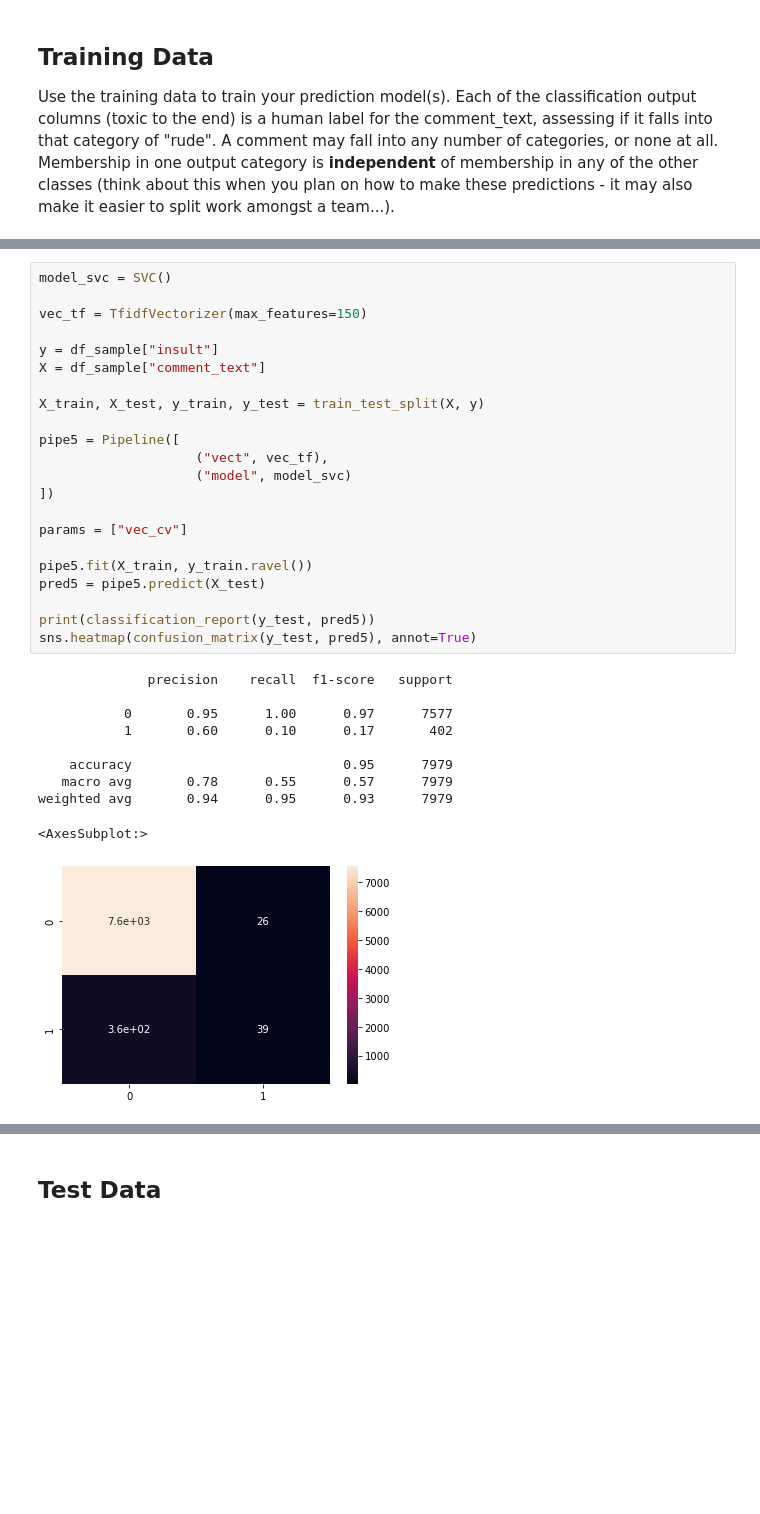
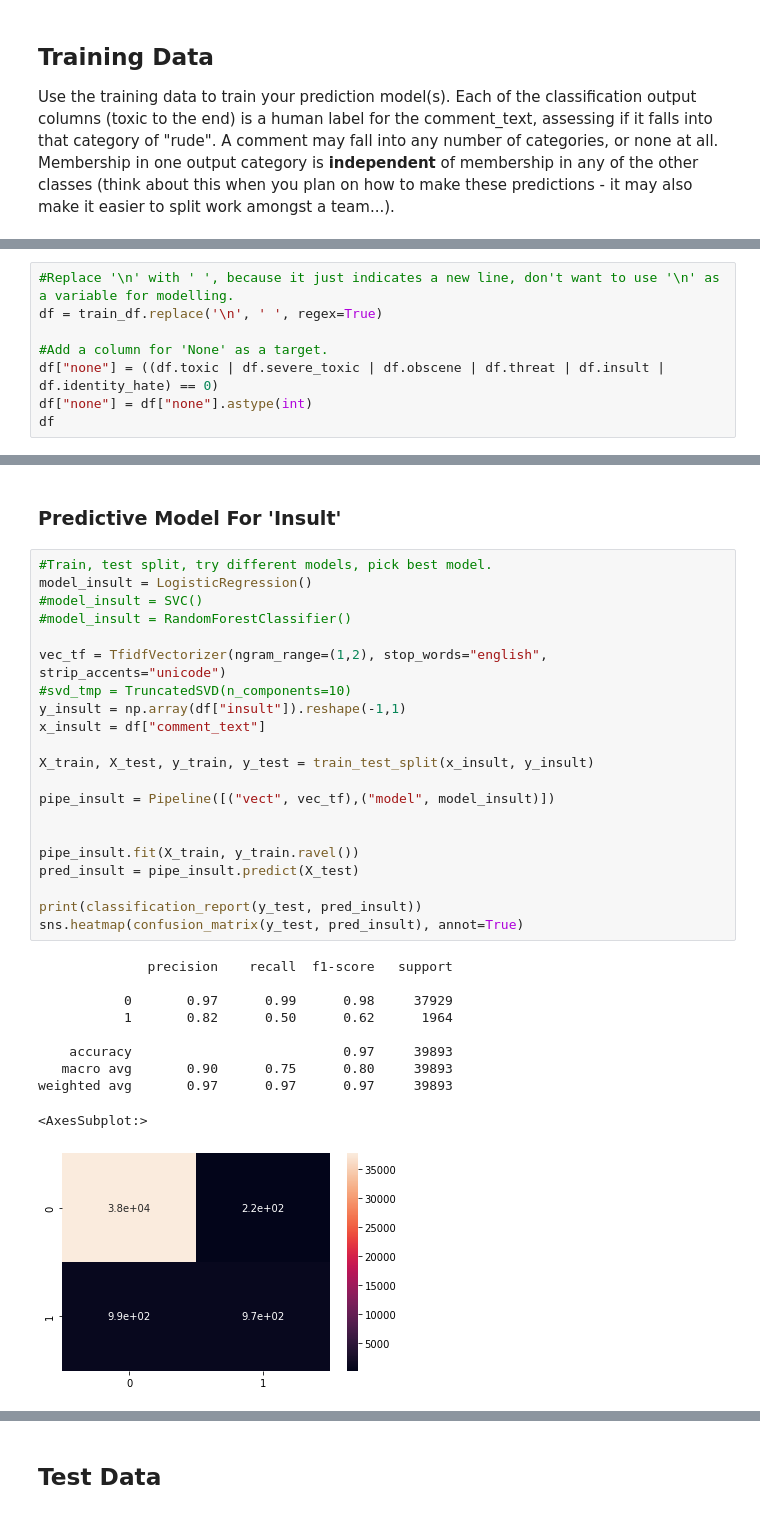
Before and after one commit to guochuanyong/ItML_Project_1_Students, a Jupyter notebook: proj_1_start.ipynb, the cells around one changed output, grey strips where cells are left out. Drawn from its saved outputs; the diff is of its cells as text; blank space fills up the shorter version.

```diff
--- a/proj_1_start.ipynb
+++ b/proj_1_start.ipynb
@@ -61,0 +56,8 @@ from sklearn.model_selection import GridSearchCV
+# %%
+#Replace '\n' with ' ', because it just indicates a new line, don't want to use '\n' as a variable for modelling.
+df = train_df.replace('\n', ' ', regex=True)
+
+#Add a column for 'None' as a target.
+df["none"] = ((df.toxic | df.severe_toxic | df.obscene | df.threat | df.insult | df.identity_hate) == 0)
+df["none"] = df["none"].astype(int)
+df
@@ -195,33 +221,34 @@ weighted avg       0.99      1.00      1.00      7979
+# %% [markdown]
+### Predictive Model For 'Insult'
 # %%
-model_svc = SVC()
+#Train, test split, try different models, pick best model.
+model_insult = LogisticRegression()
+#model_insult = SVC()
+#model_insult = RandomForestClassifier()
 
-vec_tf = TfidfVectorizer(max_features=150)
+vec_tf = TfidfVectorizer(ngram_range=(1,2), stop_words="english", strip_accents="unicode")
+#svd_tmp = TruncatedSVD(n_components=10)
+y_insult = np.array(df["insult"]).reshape(-1,1)
+x_insult = df["comment_text"]
 
-y = df_sample["insult"]
-X = df_sample["comment_text"]
+X_train, X_test, y_train, y_test = train_test_split(x_insult, y_insult)
 
-X_train, X_test, y_train, y_test = train_test_split(X, y)
+pipe_insult = Pipeline([("vect", vec_tf),("model", model_insult)])
 
-pipe5 = Pipeline([
-                    ("vect", vec_tf),
-                    ("model", model_svc)
-])
 
-params = ["vec_cv"]
+pipe_insult.fit(X_train, y_train.ravel())
+pred_insult = pipe_insult.predict(X_test)
 
-pipe5.fit(X_train, y_train.ravel())
-pred5 = pipe5.predict(X_test)
-
-print(classification_report(y_test, pred5))
-sns.heatmap(confusion_matrix(y_test, pred5), annot=True)
+print(classification_report(y_test, pred_insult))
+sns.heatmap(confusion_matrix(y_test, pred_insult), annot=True)
 # %% [output]
               precision    recall  f1-score   support
 
-           0       0.95      1.00      0.97      7577
-           1       0.60      0.10      0.17       402
+           0       0.97      0.99      0.98     37929
+           1       0.82      0.50      0.62      1964
 
-    accuracy                           0.95      7979
-   macro avg       0.78      0.55      0.57      7979
-weighted avg       0.94      0.95      0.93      7979
+    accuracy                           0.97     39893
+   macro avg       0.90      0.75      0.80     39893
+weighted avg       0.97      0.97      0.97     39893
 <AxesSubplot:>
-[figure, old version]
+[figure, new version]
```
Also changed, not shown: parts of 24 cells of this notebook, 1 other file.
